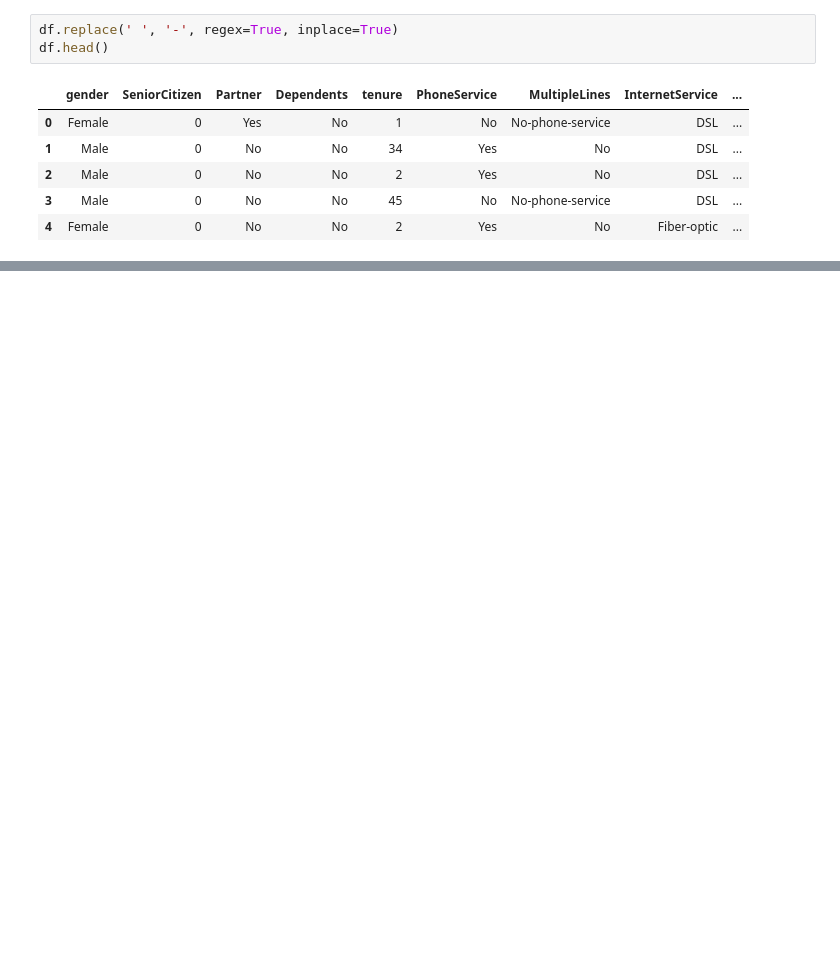
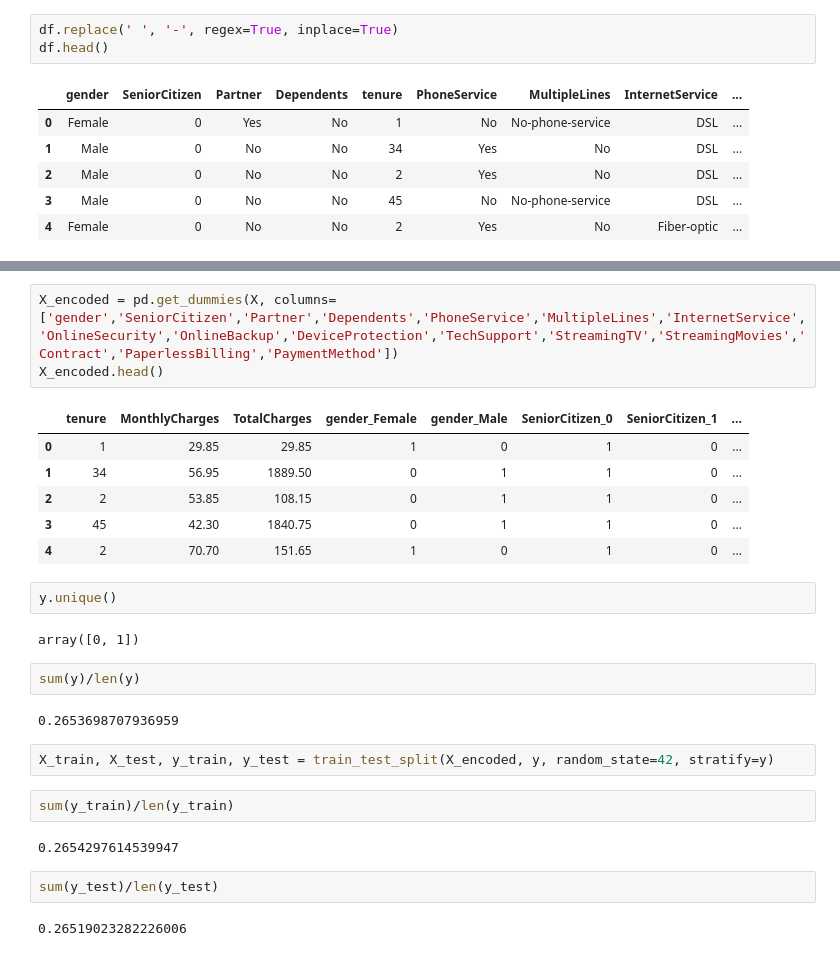
Before and after one commit to herr-hollis/Analyse-Telco-Custer-Churn-using-XGBoost, a Jupyter notebook: Telco_customer_churn.ipynb, the cells around one changed output, grey strips where cells are left out. Cells and saved outputs as stored; diff of their text form; blank space fills up the shorter version.

```diff
--- a/Telco_customer_churn.ipynb
+++ b/Telco_customer_churn.ipynb
@@ -200,0 +242,28 @@ Name: Churn, dtype: object
+# %%
+X_encoded = pd.get_dummies(X, columns=['gender','SeniorCitizen','Partner','Dependents','PhoneService','MultipleLines','InternetService','OnlineSecurity','OnlineBackup','DeviceProtection','TechSupport','StreamingTV','StreamingMovies','Contract','PaperlessBilling','PaymentMethod'])
+X_encoded.head()
+# %% [output]
+|  | tenure | MonthlyCharges | TotalCharges | gender_Female | gender_Male | SeniorCitizen_0 | SeniorCitizen_1 | ... |
+| 0 | 1 | 29.85 | 29.85 | 1 | 0 | 1 | 0 | ... |
+| 1 | 34 | 56.95 | 1889.50 | 0 | 1 | 1 | 0 | ... |
+| 2 | 2 | 53.85 | 108.15 | 0 | 1 | 1 | 0 | ... |
+| 3 | 45 | 42.30 | 1840.75 | 0 | 1 | 1 | 0 | ... |
+| 4 | 2 | 70.70 | 151.65 | 1 | 0 | 1 | 0 | ... |
+# %%
+y.unique()
+# %% [output]
+array([0, 1])
+# %%
+sum(y)/len(y)
+# %% [output]
+0.2653698707936959
+# %%
+X_train, X_test, y_train, y_test = train_test_split(X_encoded, y, random_state=42, stratify=y)
+# %%
+sum(y_train)/len(y_train)
+# %% [output]
+0.2654297614539947
+# %%
+sum(y_test)/len(y_test)
+# %% [output]
+0.26519023282226006
```
Also changed, not shown: parts of 15 cells of this notebook.
